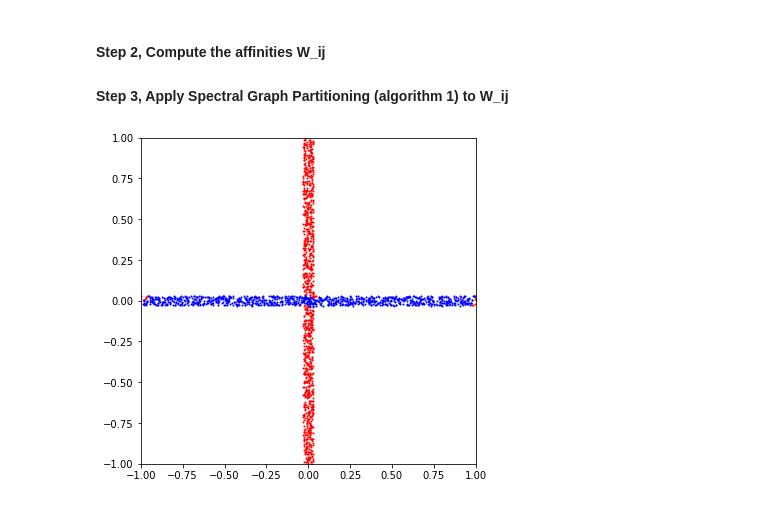
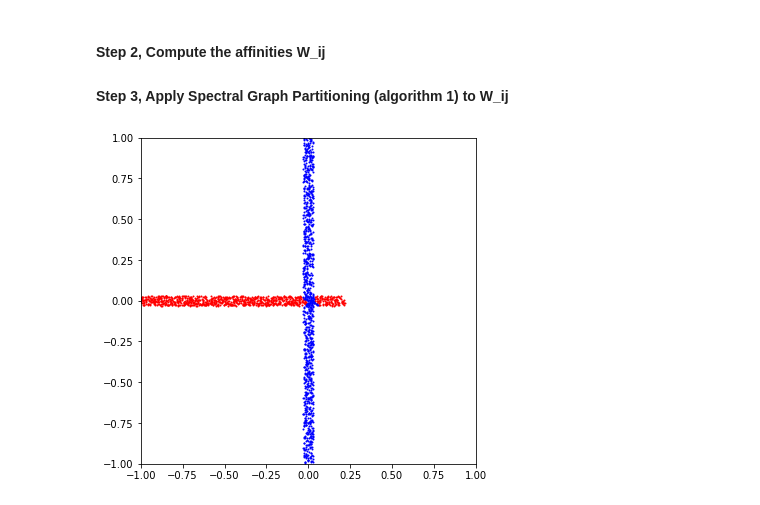
Before and after one commit to yugt/MachineLearning, a Jupyter notebook: Projects/Spectral-clustering/TestCode/algo4_test.ipynb, the cells around one changed output. Cells and saved outputs as stored; diff of their text form; code cells hidden in the pictures.

```diff
--- a/Projects/Spectral-clustering/TestCode/algo4_test.ipynb
+++ b/Projects/Spectral-clustering/TestCode/algo4_test.ipynb
@@ -9,9 +9,10 @@ import matplotlib.pyplot as plt
 # %%
 N_half = 1000
 bandwidth = 0.03
-horizontal_data = np.array([
-                        np.arange(-1.0, 1.0, 2/N_half) + np.random.uniform(-bandwidth, bandwidth, N_half),
-                        np.zeros(N_half) + np.random.uniform(-bandwidth, bandwidth, N_half)
+horizontal_data = np.array([ # linspace(-1.0, 0.2, 2/N_half)
+                        np.linspace(-1.0, 0.2, num=N_half) + np.random.uniform(-bandwidth, bandwidth, N_half),
+                        np.random.uniform(-bandwidth, bandwidth, N_half)
+#                        np.arange(-1.0, 1.0, 2/N_half)**2 + np.random.uniform(-bandwidth, bandwidth, N_half)
                         ]).T
 vertical_data = np.array([
                         np.zeros(N_half) + np.random.uniform(-bandwidth, bandwidth, N_half),
@@ -94,8 +105,8 @@ def SpectralGraphPartitioning(W, K):
 #### Step 3, Apply Spectral Graph Partitioning (algorithm 1) to W_ij
 # %%
 # Algorithm 4, Step 2, Compute the following affinities W_ij
-eps = 1.0
-eta = 1.0
+eps = 0.5
+eta = 0.5
 
 n0 = len(N_y_list)
 W = np.zeros([n0, n0])
@@ -103,31 +114,31 @@ for i in range(n0):
     for j in range(n0):
         W[i][j] = np.exp(-np.linalg.norm(N_y_list[i][0] - N_y_list[j][0])**2 / eps**2) \
                 * np.exp(-np.linalg.norm(N_y_list[i][4] - N_y_list[j][4])**2 / eta**2)
 
 # Algorithm 4, Step 3
 # Use algorithm 1, Spectral Graph Partitioning
 y_class = SpectralGraphPartitioning(W=W, K=2)
 
 
 # Create y array for the next calculation to find the closest y_j
 y = np.empty((0,2), float)
 for i in range(n0):
     y = np.append(y, np.r_[N_y_list[i][0]].reshape(1,2), axis=0)
 
 # Algorithm 4, Step 4
 # For all sample data x_i, find the closest y_j
 result_data = np.empty((0,3), float)
 for i in range(n):
     min_index = np.argmin(np.linalg.norm(y - np.r_[sample_data[i]], axis=1))
     result_data = np.append(result_data, [[sample_data[i][0], sample_data[i][1], y_class[min_index]]], axis=0)
 
 
 # Plot the final result
 matplotlib.pyplot.rcParams['figure.figsize'] = (6.0, 6.0)
 plt.plot(result_data[:,0][result_data[:,2]==0], result_data[:,1][result_data[:,2]==0], "o", markersize=1, c='red')
 plt.plot(result_data[:,0][result_data[:,2]==1], result_data[:,1][result_data[:,2]==1], "o", markersize=1, c='blue')
 plt.xlim([-1,1])
 plt.ylim([-1,1])
 plt.show()
 # %% [output]
-[figure, old version]
+[figure, new version]
```
Also changed, not shown: parts of 2 cells of this notebook.
